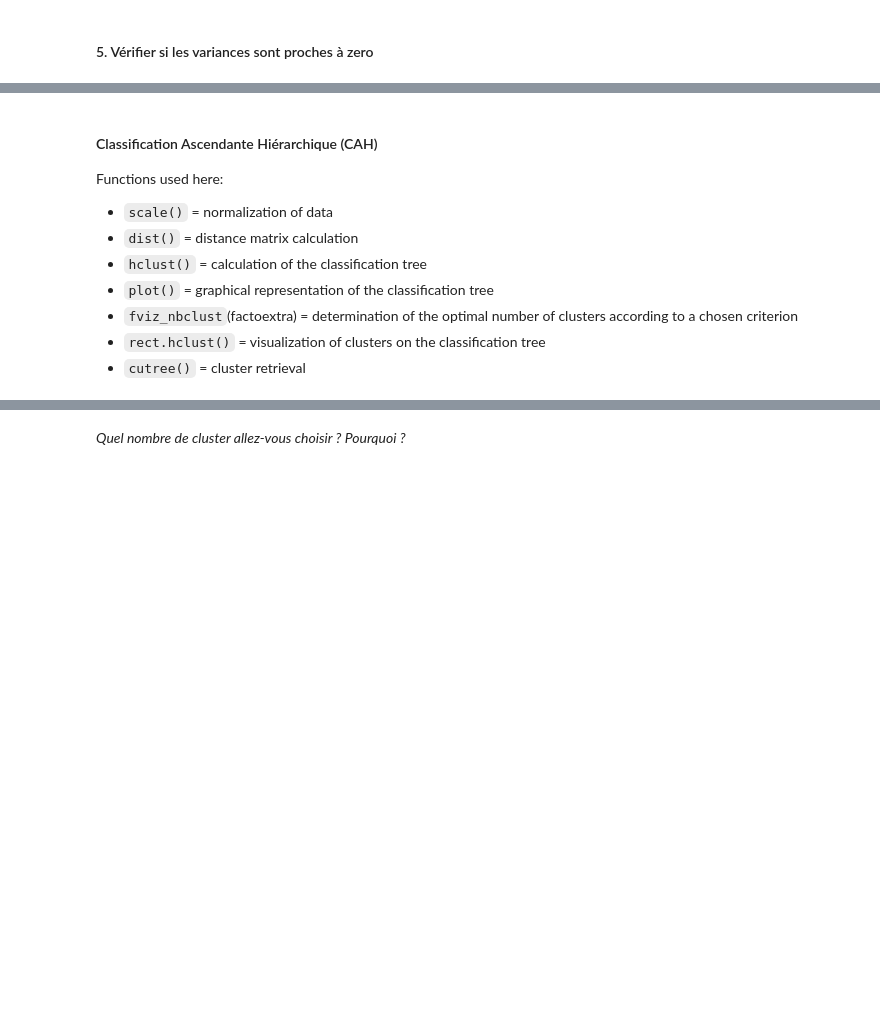
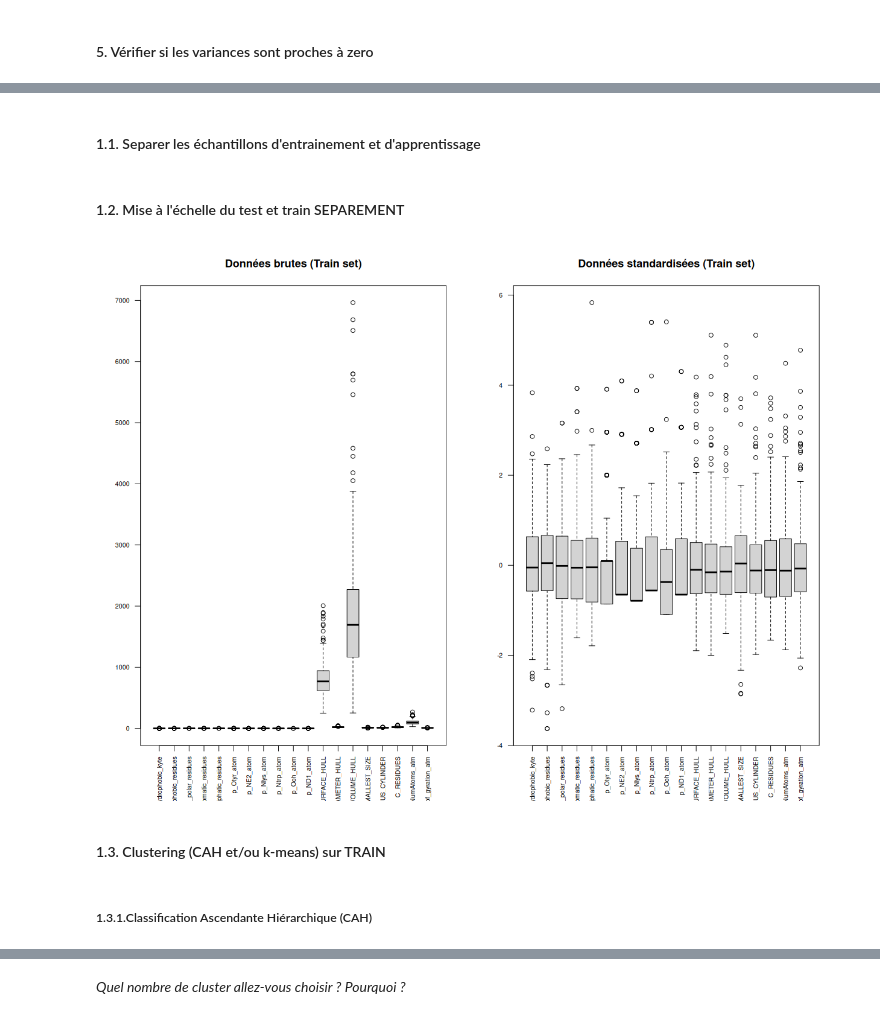
Before and after one commit to annhater/IA_Advancee, a Jupyter notebook: Projet_IA.ipynb, the cells around one changed output, grey strips where cells are left out. Drawn from its saved outputs; the diff is of its cells as text; code cells hidden in the pictures; blank space fills up the shorter version.

```diff
--- a/Projet_IA.ipynb
+++ b/Projet_IA.ipynb
@@ -151,0 +156,2 @@ Deux méthodes de classification etudié:
+# %% [markdown]
+#### 1.1. Separer les échantillons d'entrainement et d'apprentissage
@@ -151,0 +168,2 @@ Deux méthodes de classification etudié:
+# %% [markdown]
+#### 1.2. Mise à l'échelle du test et train SEPAREMENT
@@ -152,14 +175,14 @@ Deux méthodes de classification etudié:
+# %%
+par(mfrow = c(1, 2))
+boxplot(train_set[-20], main = "Données brutes (Train set)", las = 2, cex.axis = 0.7)
+boxplot(train_df, main = "Données standardisées (Train set)", las = 2, cex.axis = 0.7)
+par(mfrow = c(1, 1))
+# %% [output]
+[figure, new version]
+# %% [markdown]
+#### 1.3. Clustering (CAH et/ou k-means) sur TRAIN
 # %% [markdown]
-#### Classification Ascendante Hiérarchique (CAH)
-
-Functions used here:
- - `scale()` = normalization of data
- - `dist()` = distance matrix calculation
- - `hclust()` = calculation of the classification tree
- - `plot()` = graphical representation of the classification tree
- - `fviz_nbclust`(factoextra) = determination of the optimal number of clusters according to a chosen criterion
- - `rect.hclust()` = visualization of clusters on the classification tree
- - `cutree()` = cluster retrieval
+##### 1.3.1.Classification Ascendante Hiérarchique (CAH)
 # %%
 #on scaled data! (without drugg col)
 #dist() function!
```
Also changed, not shown: parts of 29 cells of this notebook.
